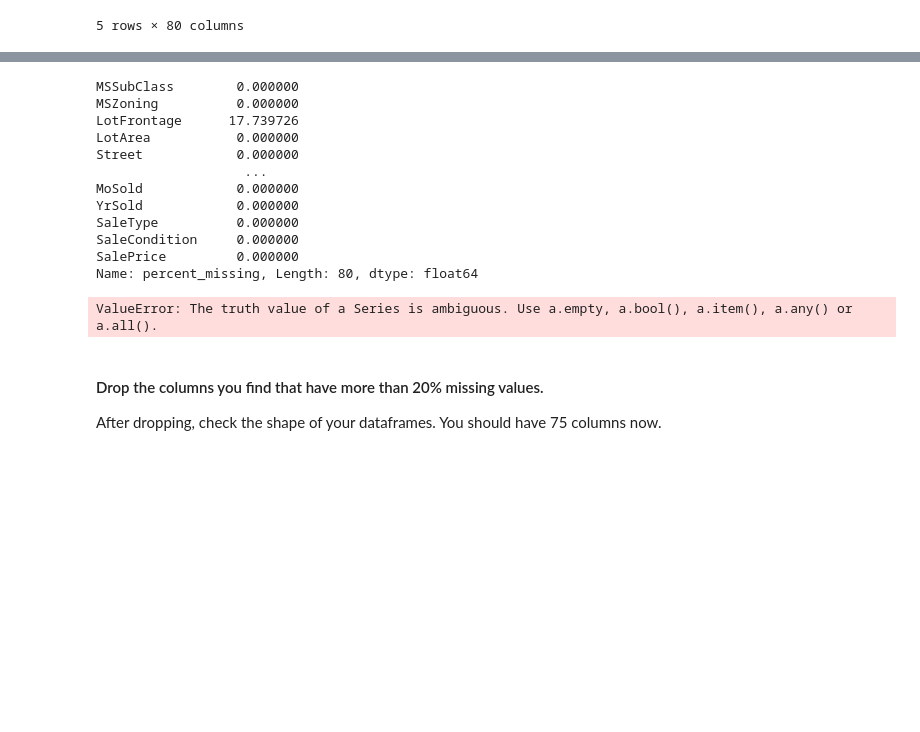
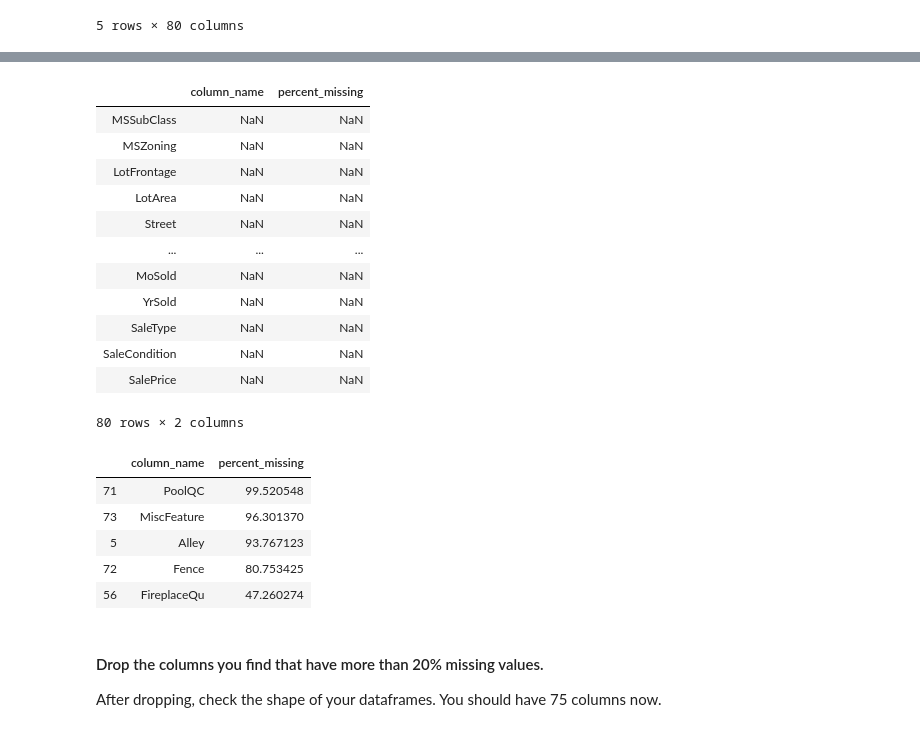
Before and after one commit to ta-datapt-bcn/lab-storytelling-data-visualization, a Jupyter notebook: your-code/main.ipynb, the cells around one changed output, grey strips where cells are left out. Saved outputs shown, nothing was run; the diff lists cells and outputs as text; code cells hidden in the pictures; blank space fills up the shorter version.

```diff
--- a/your-code/main.ipynb
+++ b/your-code/main.ipynb
@@ -61,36 +62,43 @@ Make a table containing the column name and the percentage of missing values. Pr
 # %%
 # your code here
 
-missing_values = []
-
 columns = df.columns
-df_nulls = pd.DataFrame(index = columns, columns=['column_name','percent_missing'])
+df_missing = pd.DataFrame(index = columns, columns=['column_name','percent_missing'])
+df_missing
+# %% [output]
+|  | column_name | percent_missing |
+| MSSubClass | NaN | NaN |
+| MSZoning | NaN | NaN |
+| LotFrontage | NaN | NaN |
+| LotArea | NaN | NaN |
+| Street | NaN | NaN |
+| ... | ... | ... |
+| MoSold | NaN | NaN |
+| YrSold | NaN | NaN |
+| SaleType | NaN | NaN |
+| SaleCondition | NaN | NaN |
+| SalePrice | NaN | NaN |
+80 rows × 2 columns
-# %%
-df_nulls.percent_missing
-# %% [output]
-MSSubClass        0.000000
-MSZoning          0.000000
-LotFrontage      17.739726
-LotArea           0.000000
-Street            0.000000
-                   ...
-MoSold            0.000000
-YrSold            0.000000
-SaleType          0.000000
-SaleCondition     0.000000
-SalePrice         0.000000
-Name: percent_missing, Length: 80, dtype: float64
 # %%
+missing_values = []
 for col in columns:
-    if df_nulls.percent_missing > 20:
-        missing_values.append(100*(df[col].isnull().sum())/len(df[col]))
+    missing_values.append(100*(df[col].isnull().sum())/len(df[col]))
 
 
-df_nulls['column_name'] = columns
-df_nulls['percent_missing'] = missing
-df_nulls
+df_missing_values = pd.DataFrame({'column_name': df.columns,
+                           'percent_missing': missing_values})
+
+df_missing_values.sort_values('percent_missing', inplace=True, ascending = False)
+
+df_more_20 = df_missing_values.loc[df_missing_values.percent_missing > 20]
+df_more_20
 # %% [output]
-ValueError: The truth value of a Series is ambiguous. Use a.empty, a.bool(), a.item(), a.any() or a.all().
+|  | column_name | percent_missing |
+| 71 | PoolQC | 99.520548 |
+| 73 | MiscFeature | 96.301370 |
+| 5 | Alley | 93.767123 |
+| 72 | Fence | 80.753425 |
+| 56 | FireplaceQu | 47.260274 |
 # %% [markdown]
 #### Drop the columns you find that have more than 20% missing values.
 
```
Also changed, not shown: parts of 17 cells of this notebook.
